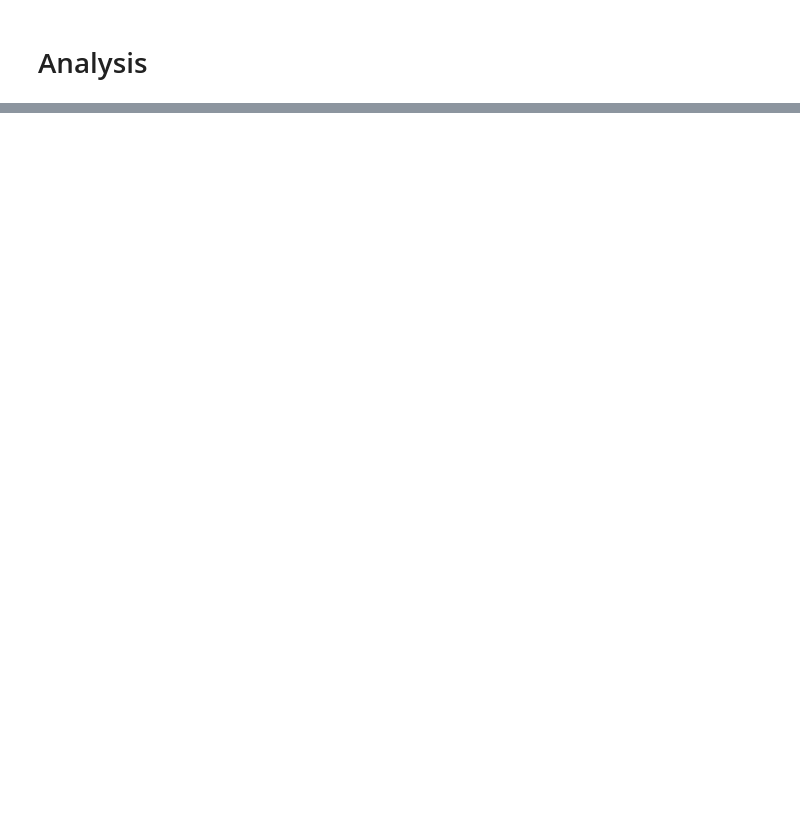
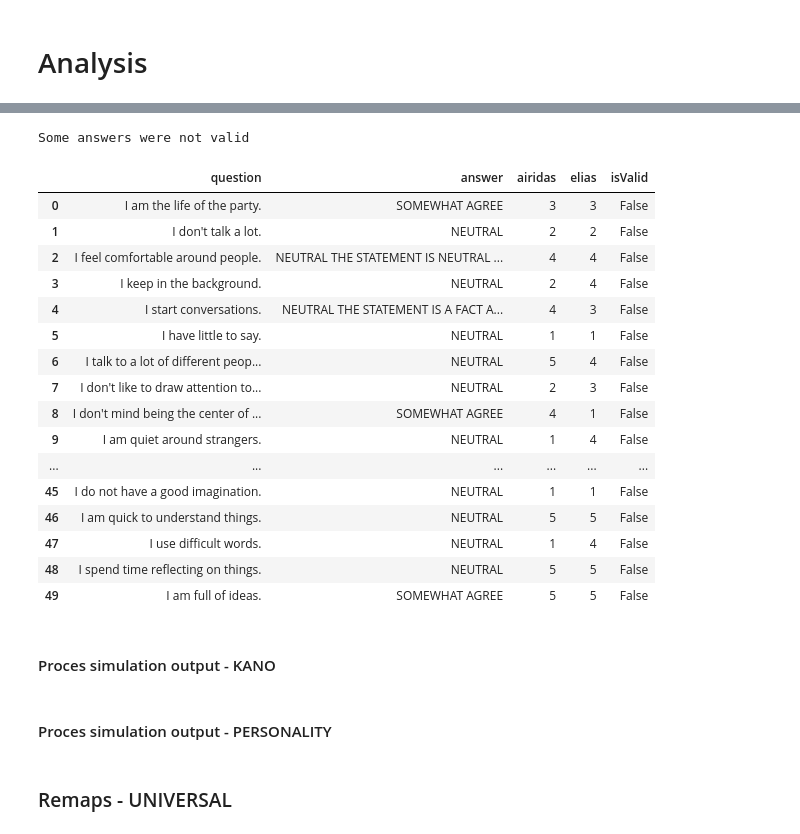
Before and after one commit to Brikas/Thesis, a Jupyter notebook: elias.ipynb, the cells around one changed output, grey strips where cells are left out. Cells and saved outputs as stored; diff of their text form; code cells hidden in the pictures; blank space fills up the shorter version.

```diff
--- a/elias.ipynb
+++ b/elias.ipynb
@@ -371,0 +459,67 @@ df.head()
+# %%
+SIM_ID = "run1-airidas-personality"
+
+df = pd.read_csv(f'results/{SIM_ID}_simulation.csv')
+# df = df.drop(df.columns[0], axis=1) #if loaded from csv, drop the added index col
+df.head()
+
+with open(f'results/{SIM_ID}_info.json', 'r') as f:
+    AUTO_INFO = json.load(f)
+for k, v in AUTO_INFO.items():
+    print(f"{k}: {v}")
+
+try:
+    if str(type(surv) != AUTO_INFO["survey_type"]):
+        print(f"WARNING: surv variable is not of the same type. {str(type(surv))} != {AUTO_INFO['survey_type']}")
+except:
+    pass
+# %%
+# remove all characters from a black list from the column answer
+for substr in utils.BLACKLIST_ANSWER_SUBSTRINGS:
+    df['answer'] = df['answer'].apply(lambda x: re.sub(substr, "", x))
+
+df['answer'] = df['answer'].str.upper()
+# Update isValid
+df['isValid'] = df['answer'].apply(lambda x: x in surv.POSSIBLE_ANSWERS)
+
+# if all values in isValid is true, drop the column, else print a message
+if df['isValid'].all():
+    df = df.drop('isValid', axis=1)
+    print("All answers were valid")
+else:
+    print("Some answers were not valid")
+
+df
+#### Cleanup
+# remove all characters from a black list from the column answer
+# for substr in utils.BLACKLIST_ANSWER_SUBSTRINGS:
+#      df['answer'] = df['answer'].apply(lambda x: re.sub(substr, "", x))
+# # Update isValid
+#      df['isValid'] = df['answer'].apply(lambda x: x in surv.POSSIBLE_ANSWERS)
+
+# if all values in isValid is true, drop the column, else print a message
+# if df['isValid'].all():
+#     df = df.drop('isValid', axis=1)
+# else:
+#     print("Some answers were not valid")
+# %% [output]
+Some answers were not valid
+|  | question | answer | airidas | elias | isValid |
+| 0 | I am the life of the party. | SOMEWHAT AGREE | 3 | 3 | False |
+| 1 | I don't talk a lot. | NEUTRAL | 2 | 2 | False |
+| 2 | I feel comfortable around people. | NEUTRAL THE STATEMENT IS NEUTRAL ... | 4 | 4 | False |
+| 3 | I keep in the background. | NEUTRAL | 2 | 4 | False |
+| 4 | I start conversations. | NEUTRAL THE STATEMENT IS A FACT A... | 4 | 3 | False |
+| 5 | I have little to say. | NEUTRAL | 1 | 1 | False |
+| 6 | I talk to a lot of different peop... | NEUTRAL | 5 | 4 | False |
+| 7 | I don't like to draw attention to... | NEUTRAL | 2 | 3 | False |
+| 8 | I don't mind being the center of ... | SOMEWHAT AGREE | 4 | 1 | False |
+| 9 | I am quiet around strangers. | NEUTRAL | 1 | 4 | False |
+| ... | ... | ... | ... | ... | ... |
+| 45 | I do not have a good imagination. | NEUTRAL | 1 | 1 | False |
+| 46 | I am quick to understand things. | NEUTRAL | 5 | 5 | False |
+| 47 | I use difficult words. | NEUTRAL | 1 | 4 | False |
+| 48 | I spend time reflecting on things. | NEUTRAL | 5 | 5 | False |
+| 49 | I am full of ideas. | SOMEWHAT AGREE | 5 | 5 | False |
+# %% [markdown]
+#### Proces simulation output - KANO
@@ -371,0 +536,2 @@ df.head()
+# %% [markdown]
+#### Proces simulation output - PERSONALITY
@@ -371,0 +544,2 @@ df.head()
+# %% [markdown]
+### Remaps - UNIVERSAL
```
Also changed, not shown: parts of 39 cells of this notebook, 6 other files.
